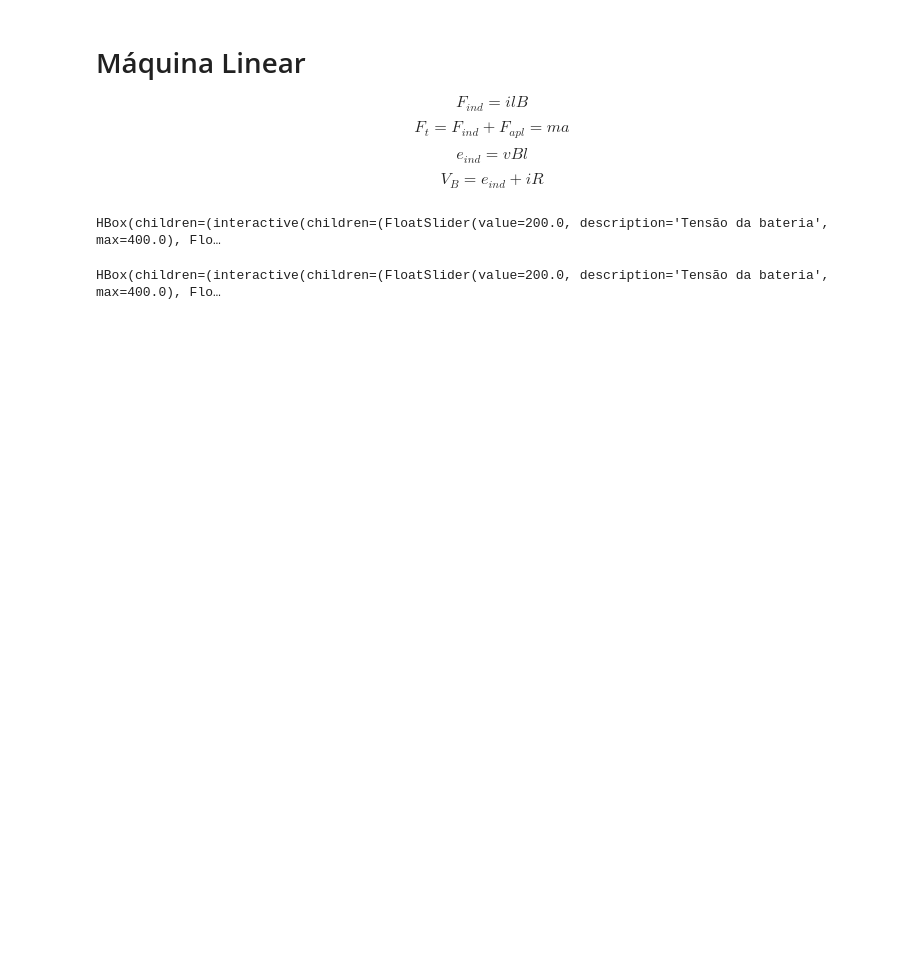
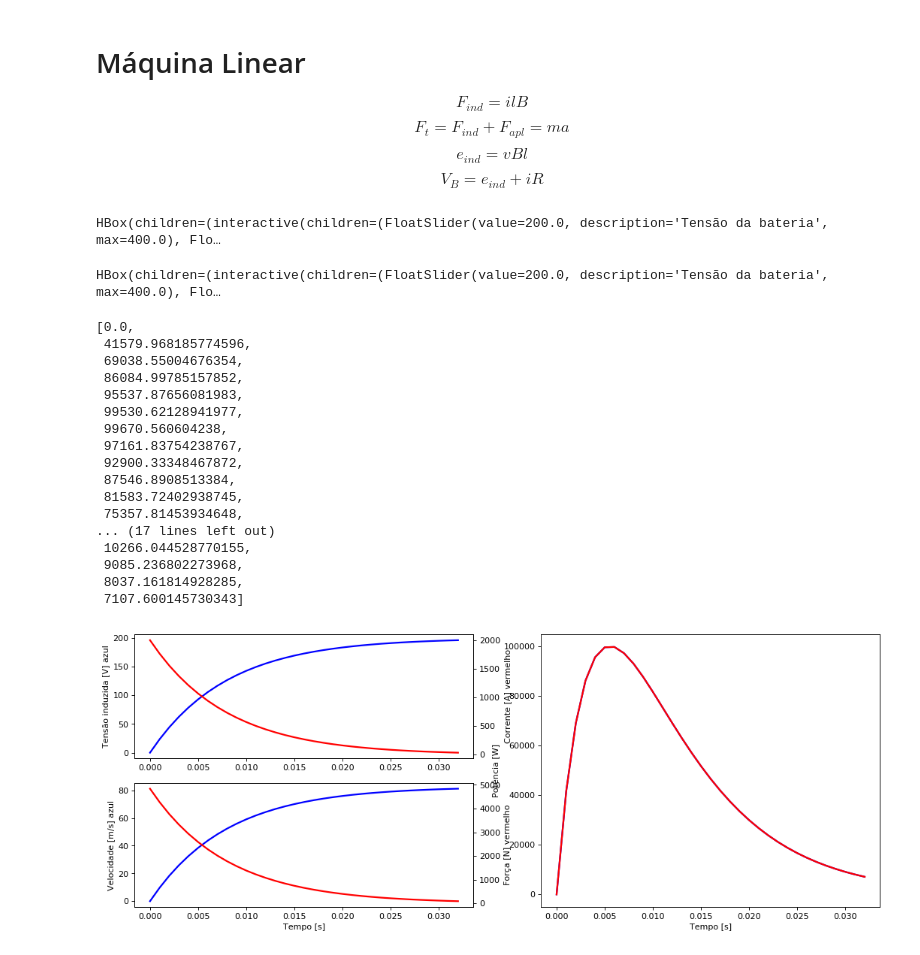
Before and after one commit to joaopaulo-cerquinhocajueiro/eem-jupyter, a Jupyter notebook: maquinaLinear.ipynb, the cells around one changed output. Cells and saved outputs as stored; diff of their text form; code cells hidden in the pictures; blank space fills up the shorter version.

Commit message:
Alteração da máquina linear para retornar o tempo, velocidade e potência.

```diff
--- a/maquinaLinear.ipynb
+++ b/maquinaLinear.ipynb
@@ -147,6 +147,7 @@ def maquinaLinear2(VB = 200, Fapl = 0, R = 0.1, B = 0.2, l = 0.1, m = 0.497,dist
     ax3.plot(t,Pmec, color="red", lw=2)
     ax3.set_ylabel("Potência [W]")
     ax3.set_xlabel("Tempo [s]")
+    return {"t":t,"v":v,"Pel":Pel}
 # %%
 # Gráfico com Sliders para vários parâmetros da máquina linear
 VBw=wdgts.FloatSlider(min=0,max=400,value=200,description="Tensão da bateria")
@@ -168,3 +169,25 @@ rightBox = wdgts.HBox([plots])
 rightBox
 # %% [output]
 HBox(children=(interactive(children=(FloatSlider(value=200.0, description='Tensão da bateria', max=400.0), Flo…
+# %%
+dados = maquinaLinear2(l=0.02,B=121)
+dados["Pel"]
+# %% [output]
+[0.0,
+ 41579.968185774596,
+ 69038.55004676354,
+ 86084.99785157852,
+ 95537.87656081983,
+ 99530.62128941977,
+ 99670.560604238,
+ 97161.83754238767,
+ 92900.33348467872,
+ 87546.8908513384,
+ 81583.72402938745,
+ 75357.81453934648,
+... (17 lines left out)
+ 10266.044528770155,
+ 9085.236802273968,
+ 8037.161814928285,
+ 7107.600145730343]
+[figure, added]
```
Also changed, not shown: parts of 5 cells of this notebook.
